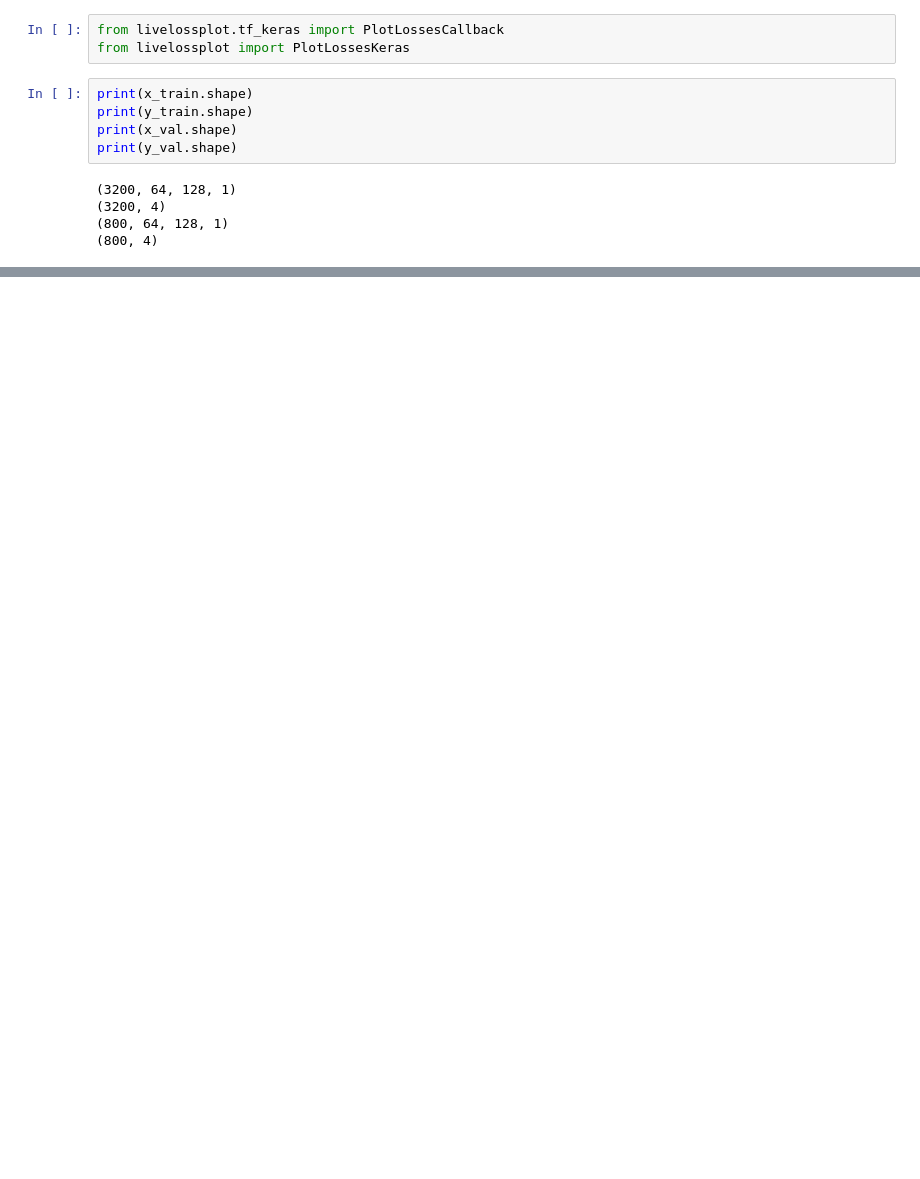
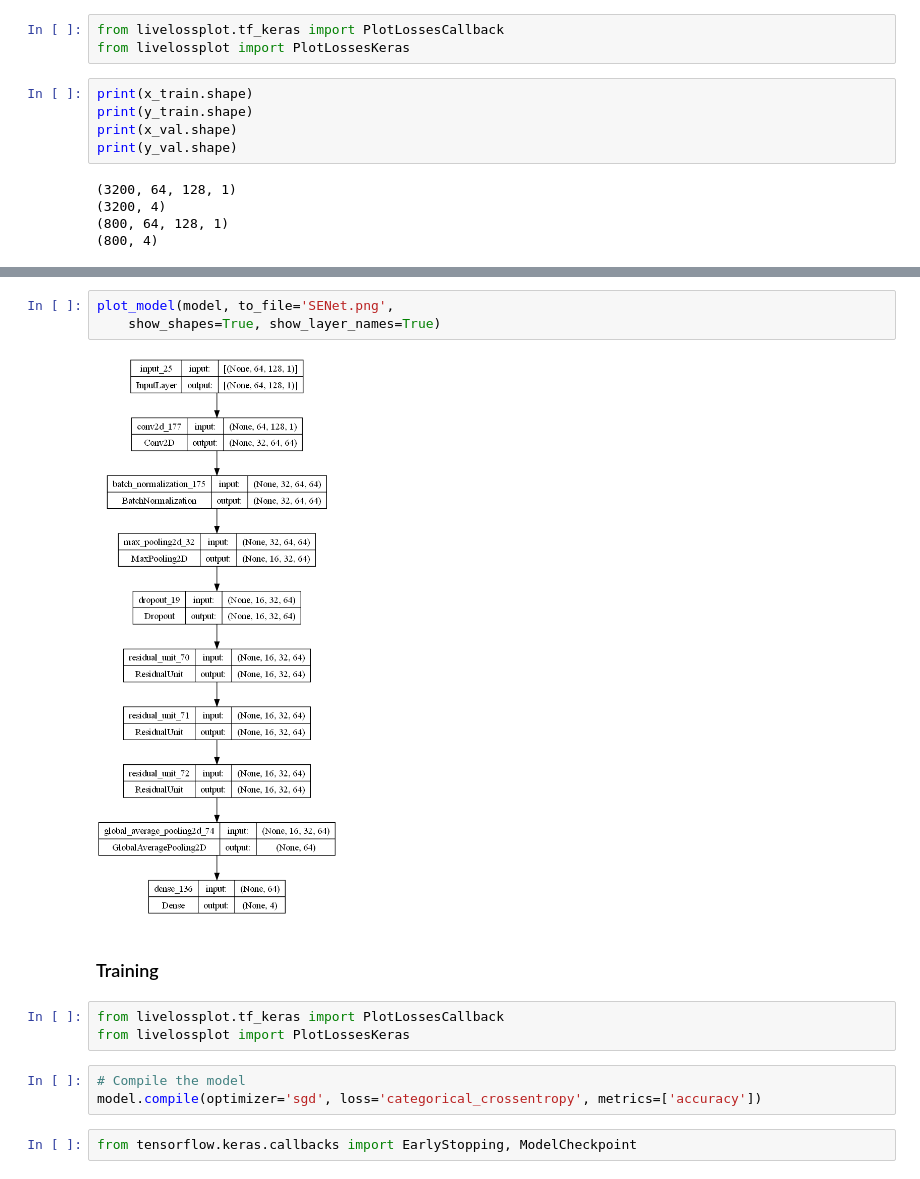
Before and after one commit to fnorambuenaver/LSSDS-Betelgeuse, a Jupyter notebook: 1_main.ipynb, the cells around one changed output, grey strips where cells are left out. Cells and saved outputs as stored; diff of their text form; blank space fills up the shorter version.

```diff
--- a/fmain.ipynb
+++ b/1_main.ipynb
@@ -209,0 +369,15 @@ KeyboardInterrupt:
+# %%
+plot_model(model, to_file='SENet.png',
+    show_shapes=True, show_layer_names=True)
+# %% [output]
+[figure, added]
+# %% [markdown]
+### Training
+# %%
+from livelossplot.tf_keras import PlotLossesCallback
+from livelossplot import PlotLossesKeras
+# %%
+# Compile the model
+model.compile(optimizer='sgd', loss='categorical_crossentropy', metrics=['accuracy'])
+# %%
+from tensorflow.keras.callbacks import EarlyStopping, ModelCheckpoint
```
Also changed, not shown: parts of 14 cells of this notebook, 5 other files.
